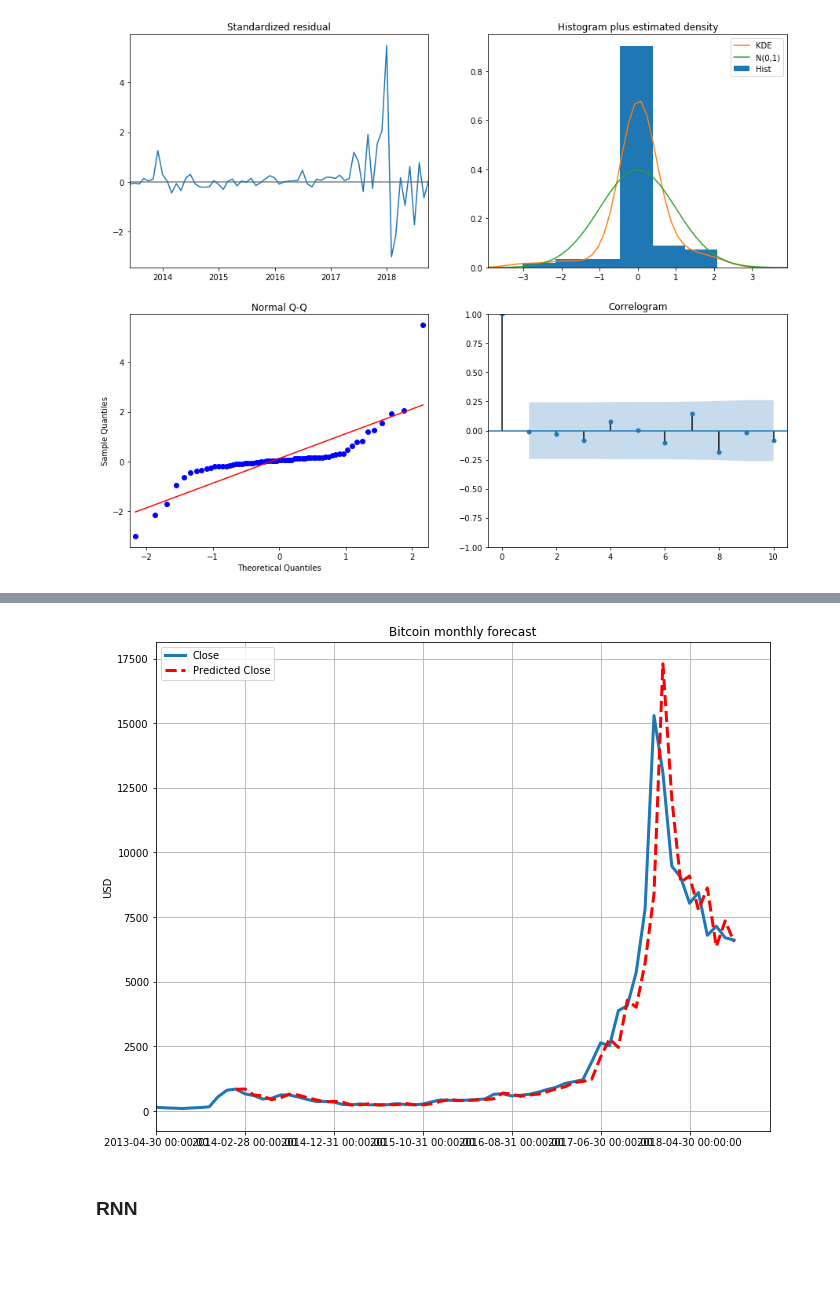
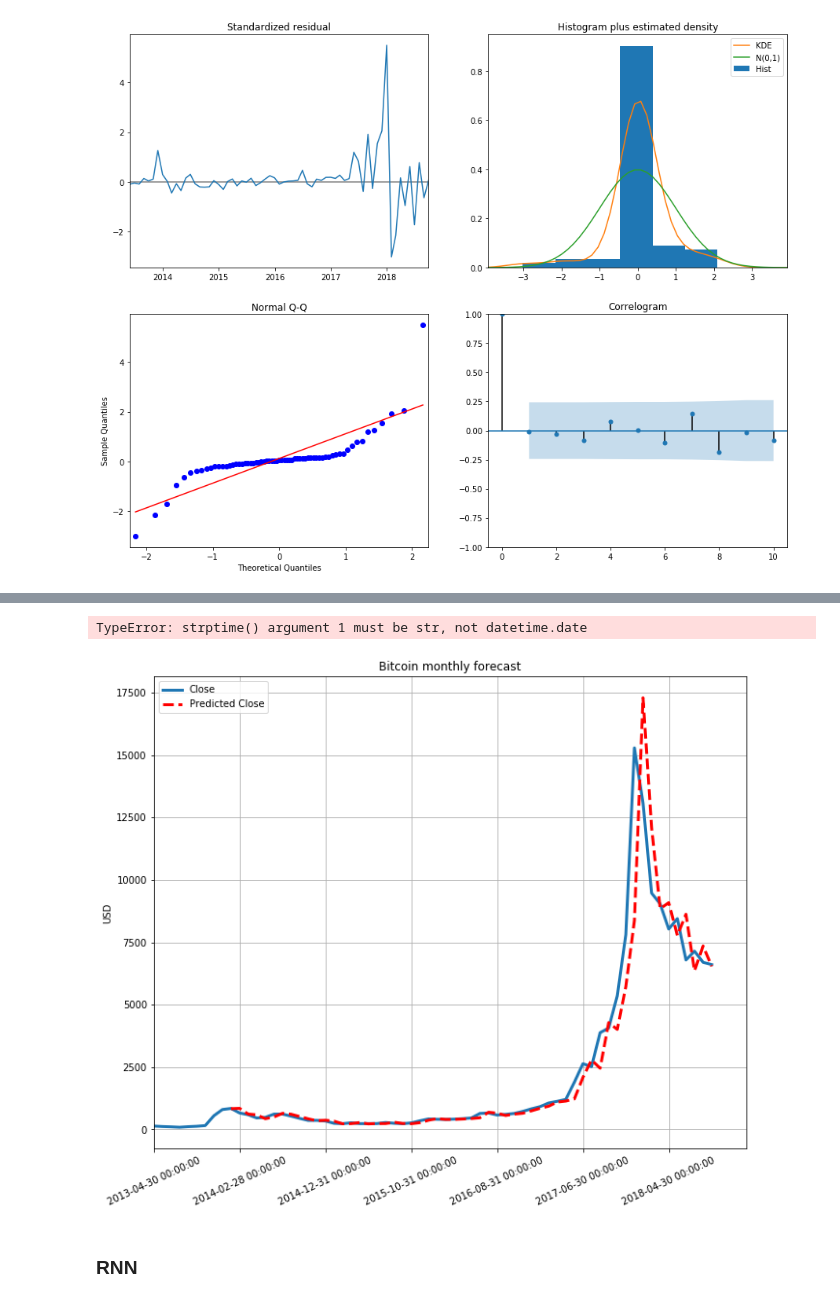
Before and after one commit to CyianNYU/DS-GA3001TS_Project, a Jupyter notebook: bitcoin_prediction-RNN.ipynb, the cells around one changed output, grey strips where cells are left out. Drawn from its saved outputs; the diff is of its cells as text; code cells hidden in the pictures; blank space fills up the shorter version.

```diff
--- a/bitcoin_prediction-RNN.ipynb
+++ b/bitcoin_prediction-RNN.ipynb
@@ -299,3 +298,12 @@ Test MSE: 4952.472
 Test MSE: 189869.545
 # %% [markdown]
 AR model is too simple that cannot capture a complex trend like this. Let's try ARIMA model next:
+# %%
+# log transformation
+btc_close_log = np.log(df_btc.Close.values)
+result = adfuller(btc_close_log)
+print('ADF Statistic: %f' % result[0])
+print('p-value: %f' % result[1])
+print('Critical Values:')
+for key, value in result[4].items():
+    print('\t%s: %.3f' % (key, value))
@@ -303,0 +338,24 @@ AR model is too simple that cannot capture a complex trend like this. Let's try
+# %%
+qs = range(0, 3)
+ps = range(0, 3)
+d=1
+parameters = product(ps, qs)
+parameters_list = list(parameters)
+len(parameters_list)
+
+# Model Selection
+results = []
+best_aic = float("inf")
+warnings.filterwarnings('ignore')
+for param in parameters_list:
+    try:
+        model = ARIMA(btc_close_log, order=(param[0], d, param[1])).fit(disp=-1)
+    except ValueError:
+        print('bad parameter combination:', param)
+        continue
+    aic = model.aic
+    if aic < best_aic:
+        best_model = model
+        best_aic = aic
+        best_param = param
+    results.append([param, model.aic])
@@ -303,0 +369,8 @@ AR model is too simple that cannot capture a complex trend like this. Let's try
+# %%
+from statsmodels.tsa.arima_model import ARIMA
+model = ARIMA(btc_close_log, order=(2,1,2))
+results_ARIMA = model.fit(disp=-1)
+plt.plot(ts_log_diff)
+plt.plot(results_ARIMA.fittedvalues, color='red')
+plt.title('RSS: %.7f'% sum((results_ARIMA.fittedvalues-ts_log_diff)**2))
+plt.show()
@@ -370,22 +519,27 @@ btc_month.tail()
 | 2018-07-31 | 7101.466452 | 7258.952581 | 6982.127419 | 7146.350000 | 4.562643e+09 | 1.218138e+11 | 340.577283 | 159.125403 | ... |
 | 2018-08-31 | 6723.800968 | 6849.496129 | 6580.563548 | 6700.130000 | 4.267509e+09 | 1.157262e+11 | 327.592273 | 91.967869 | ... |
 | 2018-09-30 | 6620.669630 | 6711.180000 | 6516.843704 | 6609.207407 | 4.309814e+09 | 1.143120e+11 | 324.904473 | 82.599870 | ... |
+# %%
+datetime.datetime.strptime(datetime.date(2018, 6, 30), '%m/%d/%Y')
+# %% [output]
+TypeError: strptime() argument 1 must be str, not datetime.date
 # %%
 btc_month_pred = btc_month[['Close']]
 date_list = [datetime.date(2018, 6, 30), datetime.date(2018, 7, 31), datetime.date(2018, 8, 31), datetime.date(2018, 9, 30)]
 future = pd.DataFrame(index=date_list, columns= btc_month.columns)
 btc_month_pred = pd.concat([btc_month_pred, future])
 
 btc_month_pred['forecast'] = invboxcox(best_model.predict(start='2014-1-31', end='2018-9-30'), lmbda)
 
 btc_month_pred.Close.plot(linewidth=3)
 btc_month_pred.forecast.plot(color='r', ls='--', label='Predicted Close', linewidth=3)
 plt.legend()
 plt.grid()
 plt.title('Bitcoin monthly forecast')
 plt.ylabel('USD')
+plt.xticks(rotation=25)
 plt.show()
 # %% [output]
-[figure, old version]
+[figure, new version]
 # %% [markdown]
 ### RNN
```
Also changed, not shown: parts of 49 cells of this notebook.
